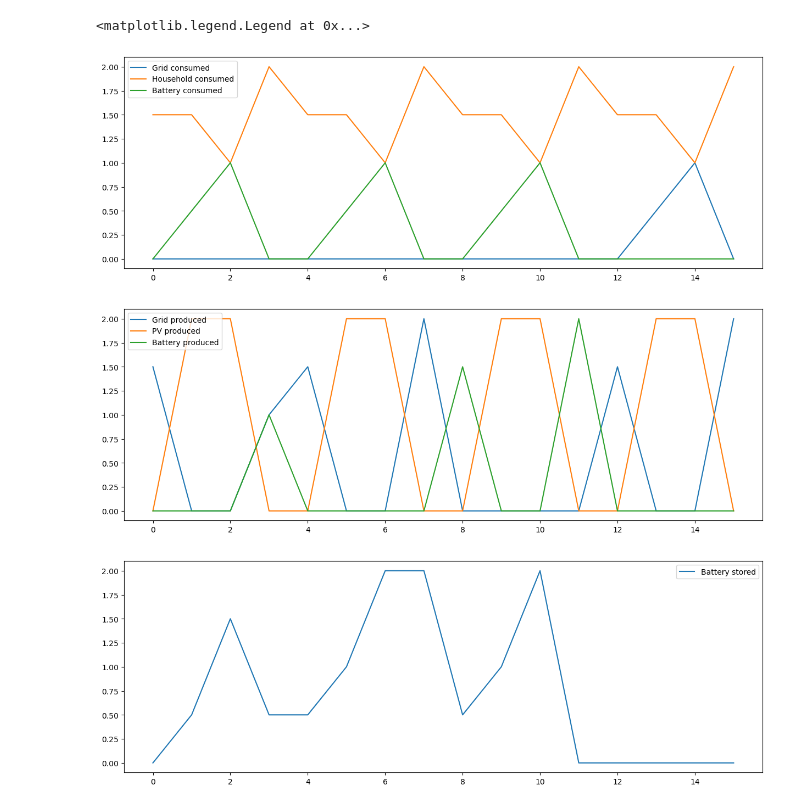
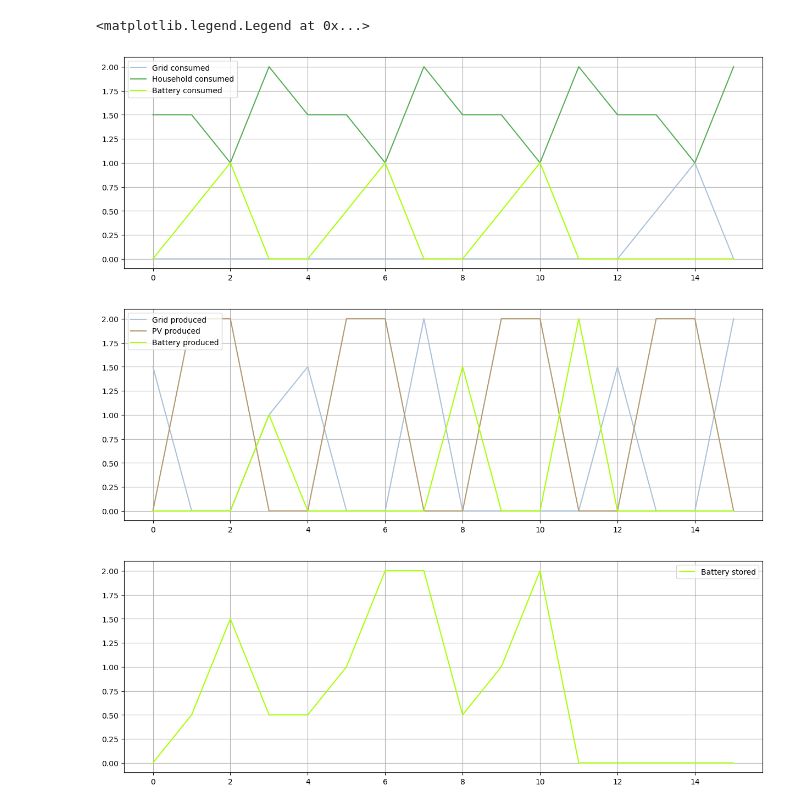
Before and after one commit to Shurikal/Netzwerksimulation, a Jupyter notebook: Example.ipynb, the cells around one changed output. Saved outputs shown, nothing was run; the diff lists cells and outputs as text; code cells hidden in the pictures.

```diff
--- a/Example.ipynb
+++ b/Example.ipynb
@@ -52,50 +53,59 @@ stdout, stderr = process.communicate(input=json.dumps(to_stdin).encode())
 result = json.loads(stdout)
 # %%
 figsize = (15, 5)
+
+colors = list(mcolors.XKCD_COLORS)
 
 fig_consumed, ax_consumed = plt.subplots(figsize=figsize)
 fig_produced, ax_produced = plt.subplots(figsize=figsize)
 fig_stored, ax_stored = plt.subplots(figsize=figsize)
 
+color_index = 0
 
 for entity in result:
+    current_color = colors[color_index]
+    color_index += 1
+
     if 'Grid' == entity['entity_type']:
         name = entity['name']
         produced = entity['produced']
         consumed = entity['consumed']
 
-        ax_consumed.plot(consumed, label=f'{name} consumed')
-        ax_produced.plot(produced, label=f'{name} produced')
+        ax_consumed.plot(consumed, label=f'{name} consumed', color=current_color)
+        ax_produced.plot(produced, label=f'{name} produced', color=current_color)
 
     if 'Consumer' == entity['entity_type']:
         name = entity['name']
         consumed = entity['consumed']
 
-        ax_consumed.plot(consumed, label=f'{name} consumed')
+        ax_consumed.plot(consumed, label=f'{name} consumed', color=current_color)
 
 
     if 'Producer' == entity['entity_type']:
 
         name = entity['name']
         produced = entity['produced']
 
-        ax_produced.plot(produced, label=f'{name} produced')
+        ax_produced.plot(produced, label=f'{name} produced', color=current_color)
 
     if 'Storage' == entity['entity_type']:
         name = entity['name']
         stored = entity['stored']
         consumed = entity['consumed']
         produced = entity['produced']
 
-        ax_stored.plot(stored, label=f'{name} stored')
-        ax_consumed.plot(consumed, label=f'{name} consumed')
-        ax_produced.plot(produced, label=f'{name} produced')
+        ax_stored.plot(stored, label=f'{name} stored', color=current_color)
+        ax_consumed.plot(consumed, label=f'{name} consumed', color=current_color)
+        ax_produced.plot(produced, label=f'{name} produced', color=current_color)
 
+ax_consumed.grid()
 ax_consumed.legend()
+ax_produced.grid()
 ax_produced.legend()
+ax_stored.grid()
 ax_stored.legend()
 # %% [output]
 <matplotlib.legend.Legend at 0x...>
-[figure, old version]
+[figure, new version]
-[figure, old version]
+[figure, new version]
-[figure, old version]
+[figure, new version]
```
Also changed, not shown: parts of 1 cell of this notebook.
